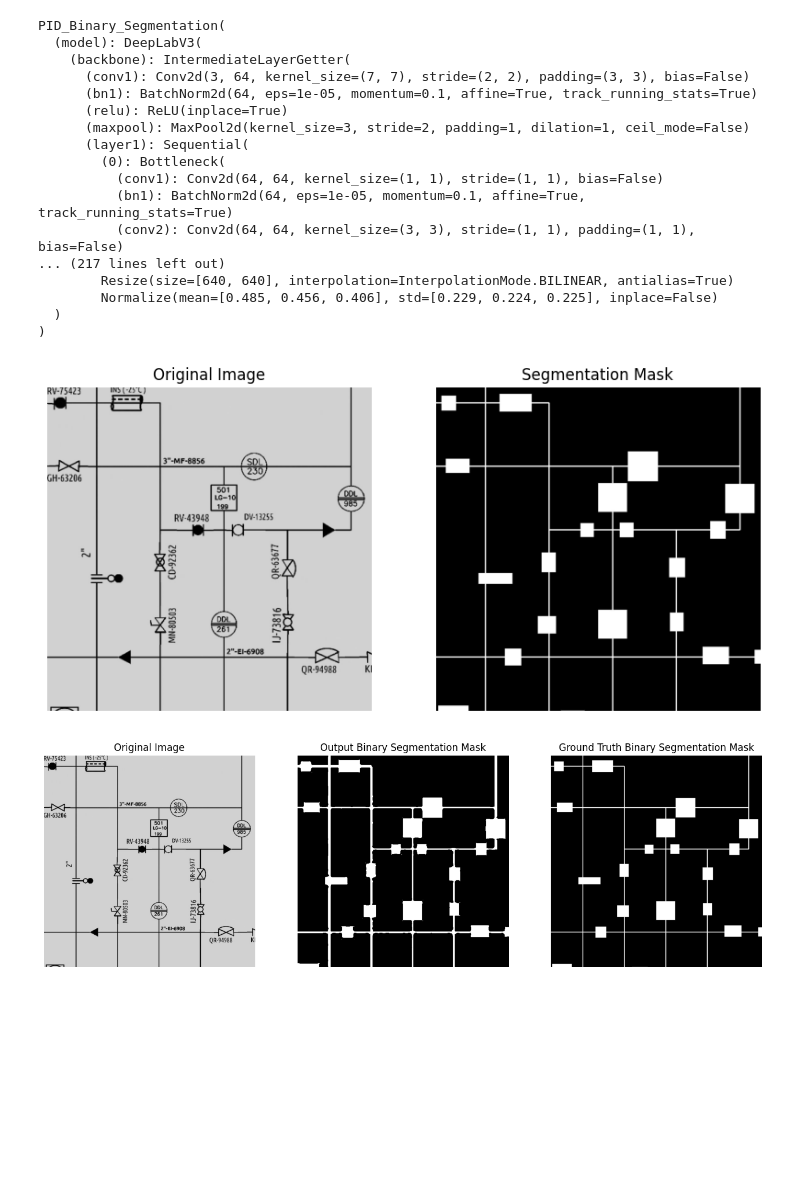
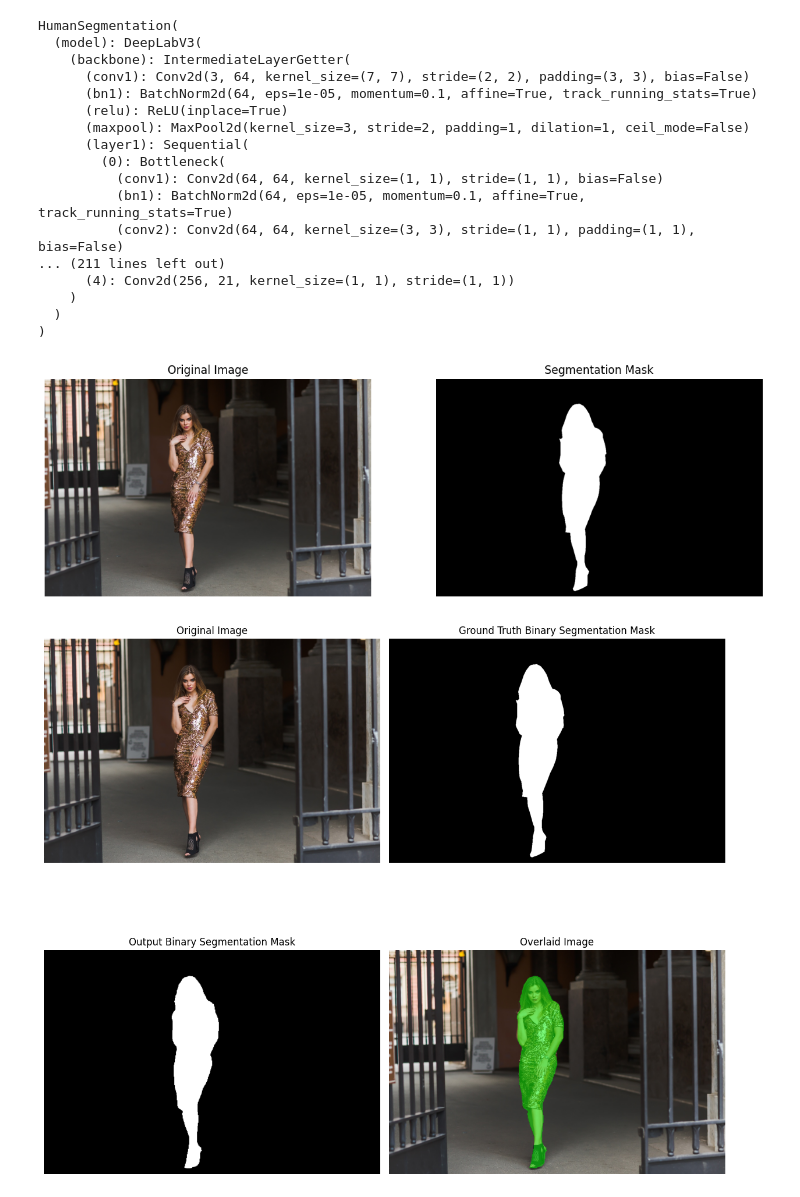
Before and after one commit to AdamAlansary/e2e-ai-pipeline, a Jupyter notebook: notebooks/human_seg_predict.ipynb, the cells around one changed output. Saved outputs shown, nothing was run; the diff lists cells and outputs as text; code cells hidden in the pictures; blank space fills up the shorter version.

```diff
--- a/notebooks/human_seg_predict.ipynb
+++ b/notebooks/human_seg_predict.ipynb
@@ -10,12 +11,12 @@ from torchvision.transforms.functional import to_pil_image
 torch.cuda.empty_cache()
 
 model = deeplabv3()
-checkpoint = "../mlruns/163865829670612271/640abc12e9b2419f910196ffead7e2f8/artifacts/human-seg-epoch=9-validation_loss=0.01629.ckpt"
+checkpoint = "../src/model/model_files/human-seg-epoch=12-validation_loss=0.06981.ckpt"
 inference_model = HumanSegmentation.load_from_checkpoint(checkpoint_path=checkpoint, model=model)
 inference_model.eval()
 inference_model.to("cuda")
 # %% [output]
-PID_Binary_Segmentation(
+HumanSegmentation(
   (model): DeepLabV3(
     (backbone): IntermediateLayerGetter(
       (conv1): Conv2d(3, 64, kernel_size=(7, 7), stride=(2, 2), padding=(3, 3), bias=False)
@@ -27,40 +28,41 @@ PID_Binary_Segmentation(
           (conv1): Conv2d(64, 64, kernel_size=(1, 1), stride=(1, 1), bias=False)
           (bn1): BatchNorm2d(64, eps=1e-05, momentum=0.1, affine=True, track_running_stats=True)
           (conv2): Conv2d(64, 64, kernel_size=(3, 3), stride=(1, 1), padding=(1, 1), bias=False)
-... (217 lines left out)
-        Resize(size=[640, 640], interpolation=InterpolationMode.BILINEAR, antialias=True)
-        Normalize(mean=[0.485, 0.456, 0.406], std=[0.229, 0.224, 0.225], inplace=False)
+... (211 lines left out)
+      (4): Conv2d(256, 21, kernel_size=(1, 1), stride=(1, 1))
+    )
   )
 )
 # %%
-image_path = "../data/"
-mask_path = "../data/"
+image_path = "../data/human_segmentation_kaggle/supervisely_person_clean_2667_img/images/ds6_pexels-photo-458694.png"
+mask_path = "../data/human_segmentation_kaggle/supervisely_person_clean_2667_img/masks/ds6_pexels-photo-458694.png"
 
 original_image = cv2.imread(image_path)
 original_image = cv2.cvtColor(original_image, cv2.COLOR_BGR2RGB)
+original_width, original_height = original_image.shape[:2]
 
 original_mask = cv2.imread(mask_path, cv2.IMREAD_GRAYSCALE)
 
-plt.figure(figsize=(10, 5))
+plt.figure(figsize=(14, 8))
 
 # Plot original image
 plt.subplot(1, 2, 1)
 plt.imshow(original_image)
 plt.title("Original Image")
 plt.axis('off')
 
 # Plot binary mask
 plt.subplot(1, 2, 2)
 plt.imshow(original_mask, cmap='gray')
 plt.title("Segmentation Mask")
 plt.axis('off')
 
 plt.show()
 
 input_image = cfg.IMAGE_TRANSFORMS(original_image)
 input_image = input_image.unsqueeze(0).to("cuda") # create a mini-batch as expected by the model
 # %% [output]
-[figure, old version]
+[figure, new version]
 # %%
 # Get model output logits
 logits = inference_model(input_image)['out'][0]  # Get the first item in the batch if in batch mode
@@ -72,23 +74,50 @@ binary_mask = probabilities > cfg.THRESHOLD
 # Convert binary mask to CPU and numpy array
 binary_mask = binary_mask.squeeze().cpu().numpy()  # Remove channel dimension
 
+# Resize the mask to fit the original image dimensions
+resized_mask = cv2.resize((binary_mask.astype(np.uint8)) * 255, (original_height, original_width), interpolation=cv2.INTER_NEAREST)
+
 # Convert the input image to a format that matplotlib can display
 input_image_display = to_pil_image(original_image)  # Convert to PIL image
 
+# Define transparency factor
+alpha = 0.5
+
+# Create an image of the same size as the original image, filled with green
+green_overlay = np.zeros_like(original_image, dtype=np.uint8)
+green_overlay[:] = (0, 255, 0)  # OpenCV uses BGR format
+
+# Make a copy of the original image to overlay the mask
+overlaid_image = original_image.copy()
+
+# Create a boolean mask where the binary mask is active
+mask_bool = resized_mask == 255
+
+# For each pixel where mask is True, blend the original image with the green overlay
+# Using cv2.addWeighted on the masked regions ensures only those pixels are affected.
+overlaid_image[mask_bool] = cv2.addWeighted(original_image[mask_bool], 1 - alpha, green_overlay[mask_bool], alpha, 0)
+
 # Plot original image and binary mask
-fig, axes = plt.subplots(1, 3, figsize=(16, 8))
+fig, axes = plt.subplots(2, 2, figsize=(12, 12))
+axes = axes.flatten()  # Now axes is a 1D array of Axes objects
+
 axes[0].imshow(input_image_display)
 axes[0].set_title("Original Image")
 axes[0].axis("off")
 
-axes[1].imshow(binary_mask, cmap="gray")
-axes[1].set_title("Output Binary Segmentation Mask")
+axes[1].imshow(original_mask, cmap="gray")
+axes[1].set_title("Ground Truth Binary Segmentation Mask")
 axes[1].axis("off")
 
-axes[2].imshow(original_mask, cmap="gray")
-axes[2].set_title("Ground Truth Binary Segmentation Mask")
+axes[2].imshow(resized_mask, cmap="gray")
+axes[2].set_title("Output Binary Segmentation Mask")
 axes[2].axis("off")
 
+axes[3].imshow(overlaid_image)
+axes[3].set_title("Overlaid Image")
+axes[3].axis("off")
+
+plt.tight_layout()
 plt.show()
 # %% [output]
-[figure, old version]
+[figure, new version]
```
Also changed, not shown: parts of 2 cells of this notebook.
